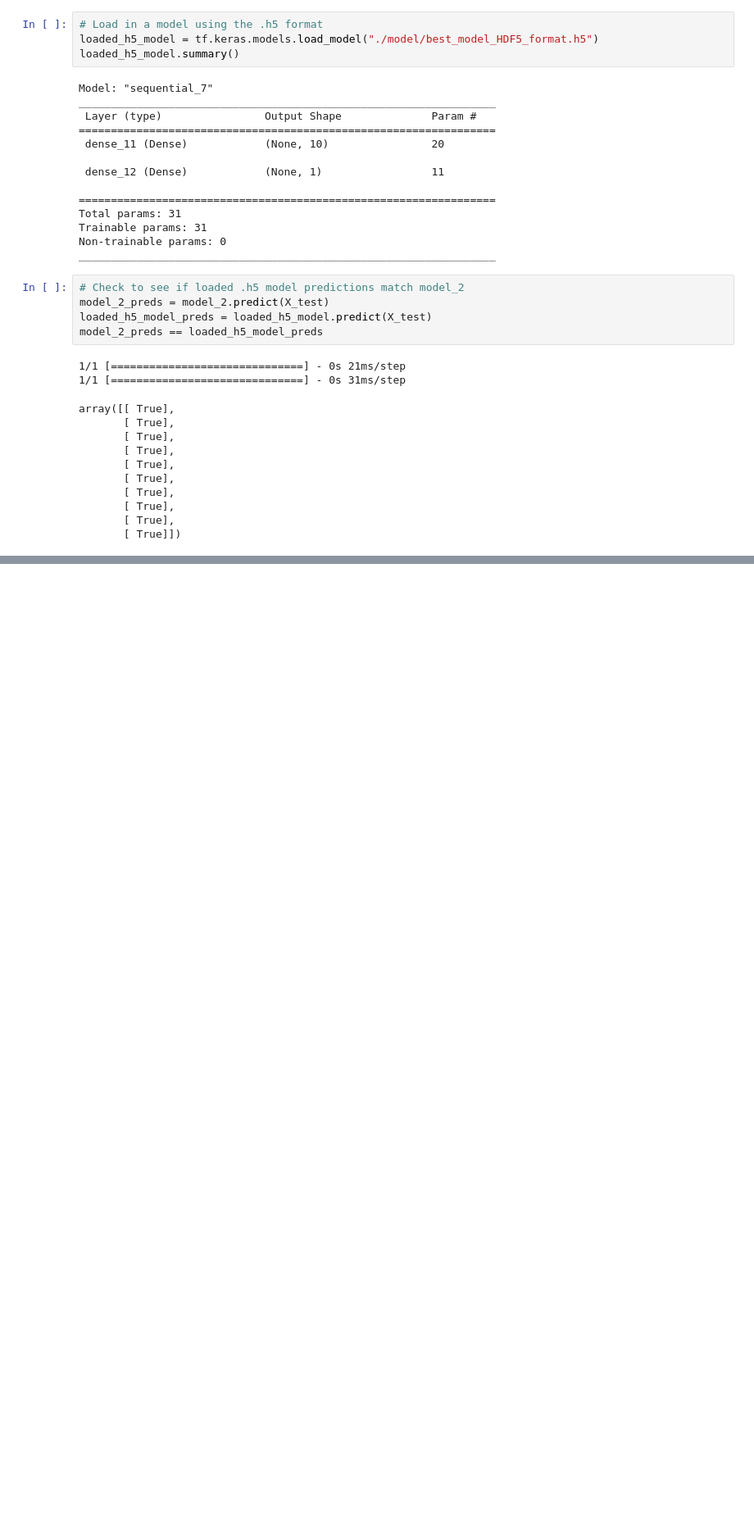
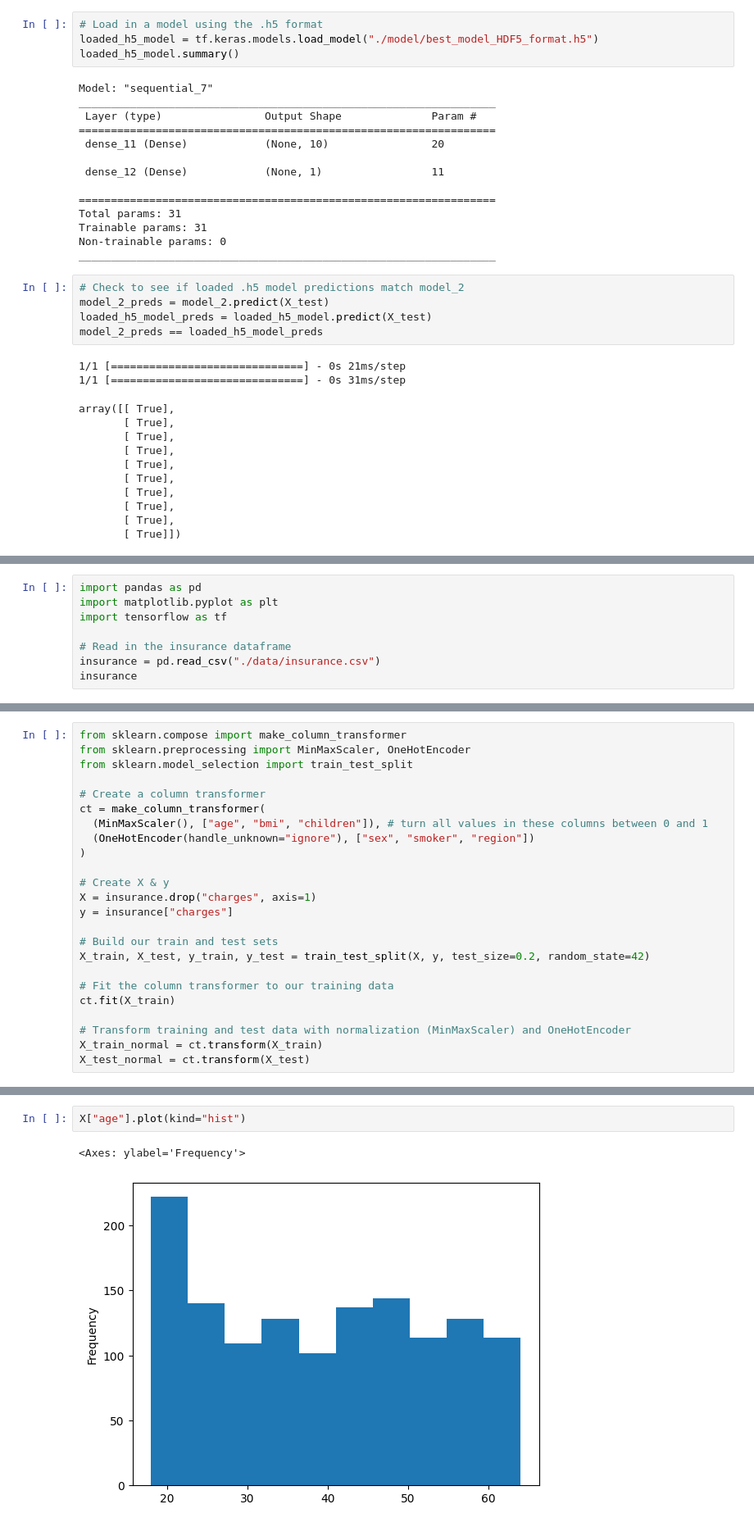
Before and after one commit to shch989/Data_Science_For_TensorFlow, a Jupyter notebook: 01_neural_network_regression_with_tensorflow_video.ipynb, the cells around one changed output, grey strips where cells are left out. Shown at 82% size. Saved outputs shown, nothing was run; the diff lists cells and outputs as text; blank space fills up the shorter version.

```diff
--- a/01_neural_network_regression_with_tensorflow_video.ipynb
+++ b/01_neural_network_regression_with_tensorflow_video.ipynb
@@ -910,0 +1203,8 @@ array([[ True],
+# %%
+import pandas as pd
+import matplotlib.pyplot as plt
+import tensorflow as tf
+
+# Read in the insurance dataframe
+insurance = pd.read_csv("./data/insurance.csv")
+insurance
@@ -910,0 +1227,24 @@ array([[ True],
+# %%
+from sklearn.compose import make_column_transformer
+from sklearn.preprocessing import MinMaxScaler, OneHotEncoder
+from sklearn.model_selection import train_test_split
+
+# Create a column transformer
+ct = make_column_transformer(
+  (MinMaxScaler(), ["age", "bmi", "children"]), # turn all values in these columns between 0 and 1
+  (OneHotEncoder(handle_unknown="ignore"), ["sex", "smoker", "region"])
+)
+
+# Create X & y
+X = insurance.drop("charges", axis=1)
+y = insurance["charges"]
+
+# Build our train and test sets
+X_train, X_test, y_train, y_test = train_test_split(X, y, test_size=0.2, random_state=42)
+
+# Fit the column transformer to our training data
+ct.fit(X_train)
+
+# Transform training and test data with normalization (MinMaxScaler) and OneHotEncoder
+X_train_normal = ct.transform(X_train)
+X_test_normal = ct.transform(X_test)
@@ -910,0 +1337,5 @@ array([[ True],
+# %%
+X["age"].plot(kind="hist")
+# %% [output]
+<Axes: ylabel='Frequency'>
+[figure, added]
```
Also changed, not shown: parts of 35 cells of this notebook, 1 other file.
